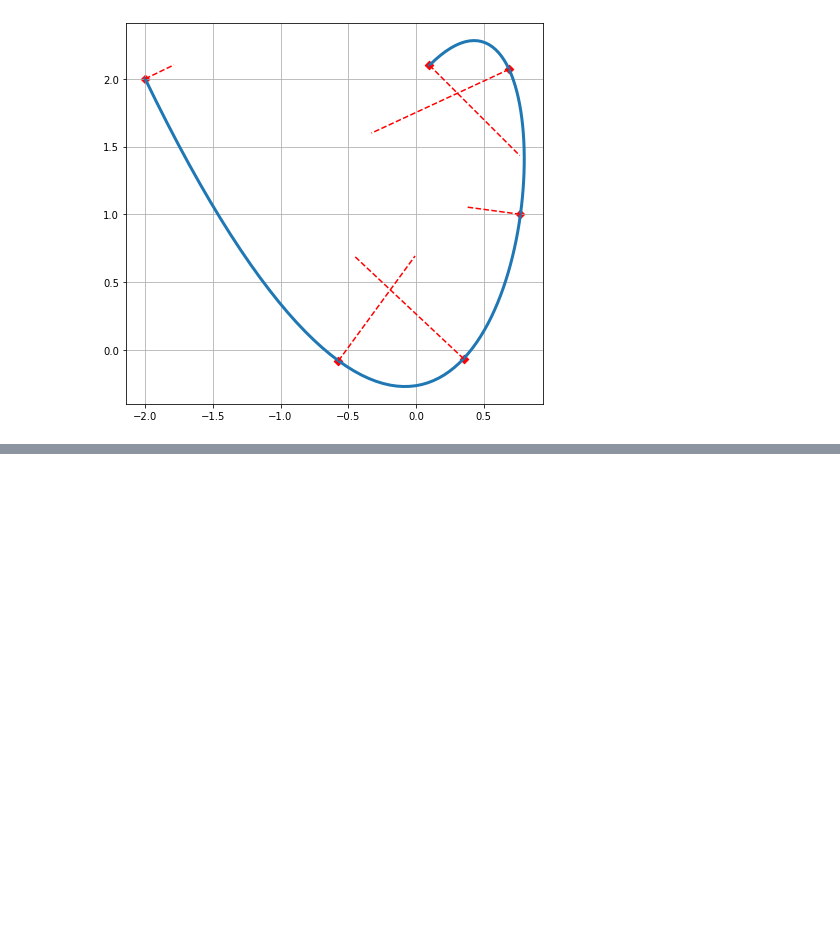
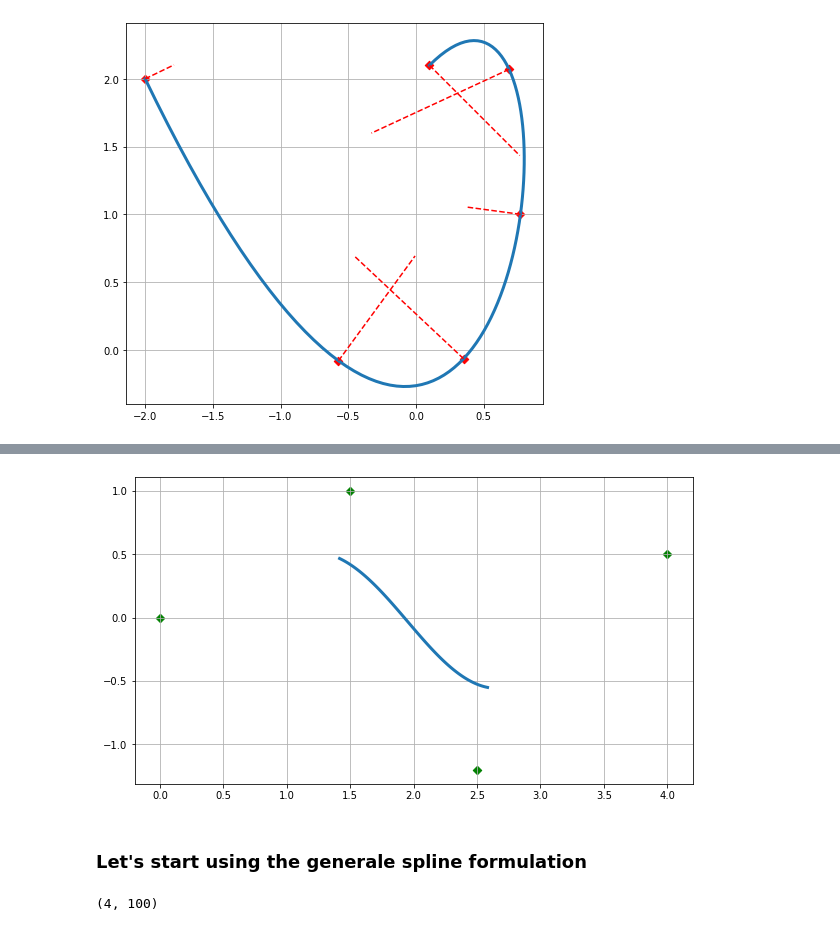
Before and after one commit to vinsis/computer-graphics, a Jupyter notebook: notebooks/3. Curve properties.ipynb, the cells around one changed output, grey strips where cells are left out. Cells and saved outputs as stored; diff of their text form; code cells hidden in the pictures; blank space fills up the shorter version.

Commit message:
added b splines

```diff
--- a/notebooks/3. Curve properties.ipynb
+++ b/notebooks/3. Curve properties.ipynb
@@ -205,0 +234,23 @@ for t in sparse_times:
+# %%
+B1 = lambda t: 1/6 * (1-t)**3
+B2 = lambda t: 1/6 * (3*t**3 - 6*t**2 + 4)
+B3 = lambda t: 1/6 * (-3*t**3 + 3*t**2 + 3*t + 1)
+B4 = lambda t: 1/6 * t**3
+
+times = [i/100 for i in range(101)]
+
+x_weights = [0.0, 1.5, 2.5, 4]
+xs = [B1(t) * x_weights[0] + B2(t) * x_weights[1] + B3(t) * x_weights[2] + B4(t) * x_weights[3] for t in times]
+
+y_weights = [0.0, 1.0, -1.2, 0.5]
+ys = [B1(t) * y_weights[0] + B2(t) * y_weights[1] + B3(t) * y_weights[2] + B4(t) * y_weights[3] for t in times]
+# %%
+plt.figure(figsize=(10,7))
+plt.grid()
+plt.gca().set_aspect('equal', adjustable='box')
+_ = plt.scatter(x_weights, y_weights, c='green', marker='D')
+_ = plt.plot(xs, ys, lw=3, ls='-')
+# %% [output]
+[figure, added]
+# %% [markdown]
+### Let's start using the generale spline formulation
@@ -205,0 +262,6 @@ for t in sparse_times:
+# %%
+times = np.linspace(0,1,100)
+times = np.array([np.power(times, 0), np.power(times, 1), np.power(times, 2), np.power(times, 3)])
+times.shape
+# %% [output]
+(4, 100)
```
Also changed, not shown: parts of 12 cells of this notebook, 1 other file.
